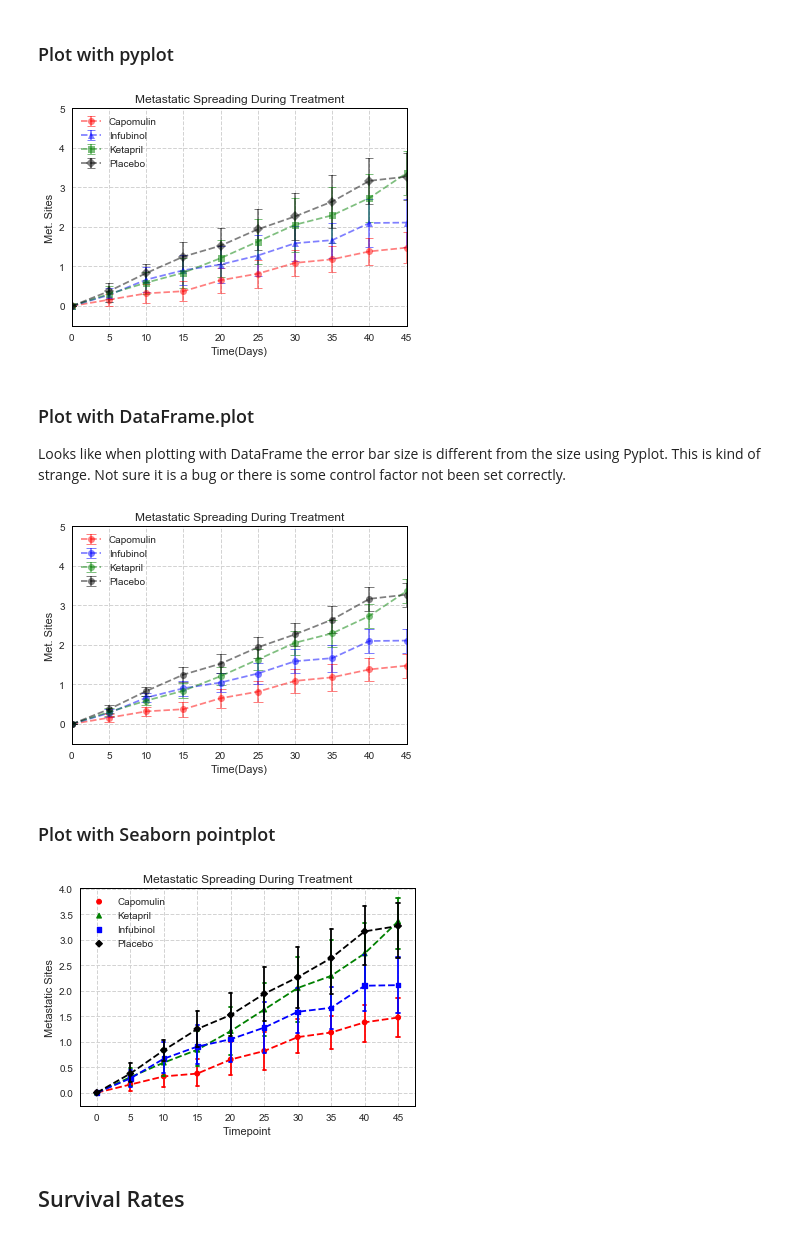
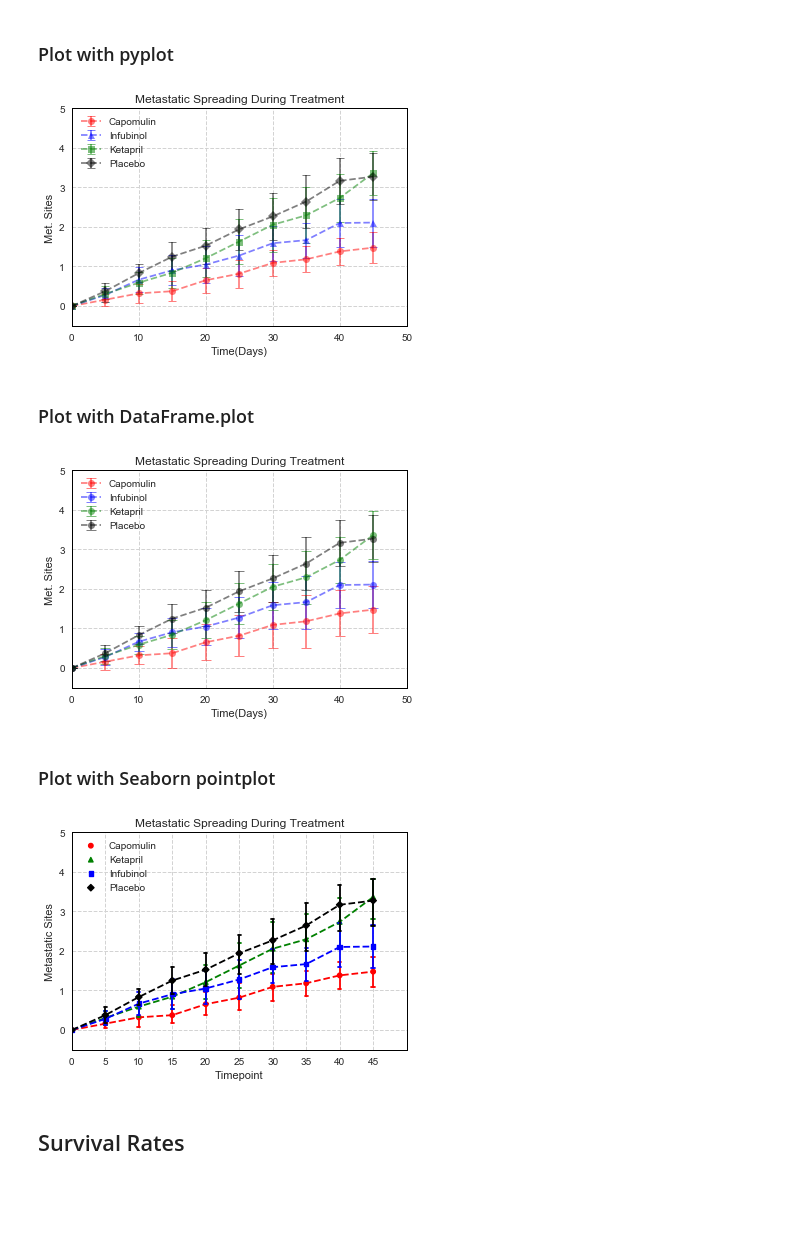
Before and after one commit to feng443/RUDSWeek5Matplotlib, a Jupyter notebook: Pymaceuticals/Pymaceuticals.ipynb, the cells around one changed output. Saved outputs shown, nothing was run; the diff lists cells and outputs as text; code cells hidden in the pictures; blank space fills up the shorter version.

```diff
--- a/Pymaceuticals/Pymaceuticals.ipynb
+++ b/Pymaceuticals/Pymaceuticals.ipynb
@@ -32,6 +32,7 @@ DRUGS_CONFIG = OrderedDict( [
     ]
 )
 DRUGS = [x for x in DRUGS_CONFIG]
+Z = 1.96 # 0.95 confidence level
 # %% [markdown]
 ## Prepare Data
 # %% [markdown]
@@ -122,16 +123,16 @@ for drug in DRUGS:
     ax.errorbar(
        x=df_tumor_sem.index,
        y=df_tumor_mean[drug],
-       yerr=df_tumor_sem[drug] * 1.96,
+       yerr=df_tumor_sem[drug] * Z,
        capsize=5,
        capthick=1,
        **DRUGS_CONFIG[drug],
-       **SHARED_CONFIG
+       **SHARED_CONFIG,
        )
 
 ax.legend(loc='best')
 
-plt.xlim((0,45))
+plt.xlim((0,50))
 plt.ylim((20, 80))
 plt.grid(True, linestyle='--')
 plt.xlabel('Time(Days)')
@@ -243,7 +246,7 @@ for drug in DRUGS:
     plt.errorbar(
        x=df_metastatic_sem.index,
        y=df_metastatic_mean[drug],
-       yerr=df_metastatic_sem[drug] * 1.96,
+       yerr=df_metastatic_sem[drug] * Z,
        capsize=4,
        capthick=1,
        **DRUGS_CONFIG[drug],
@@ -252,7 +255,7 @@ for drug in DRUGS:
 
 ax.legend(loc='best')
 
-plt.xlim((0, 45))
+plt.xlim((0, 50))
 plt.ylim((-0.5, 5))
 plt.grid(True, linestyle='--')
 plt.xlabel('Time(Days)')
@@ -260,58 +263,59 @@ plt.ylabel('Met. Sites')
 plt.title('Metastatic Spreading During Treatment')
 plt.show()
 # %% [output]
-[figure, old version]
+[figure, new version]
-# %% [markdown]
-### Plot with DataFrame.plot
-Looks like when plotting with DataFrame the error bar size is different from the size using Pyplot. This is kind of strange. Not sure it is a bug or there is some control factor not been set correctly.
+# %% [markdown]
+### Plot with DataFrame.plot
 # %%
 fig, ax = plt.subplots(figsize=(6, 4))
 
 df_metastatic_mean.plot(
-    yerr=df_metastatic_sem[drug],
+    yerr=df_metastatic_sem[drug] * Z,
     capsize=5,
     capthick=1,
     marker='o',
     color=COLORS,
     **SHARED_CONFIG,
-    xlim=(0, 45),
+    xlim=(0, 50),
     ylim=(-0.5, 5),
     title='Metastatic Spreading During Treatment',
     ax=ax,
 )
 
-plt.legend(title='')
+ax.legend(title='')
 plt.grid(True, linestyle='--')
 plt.xlabel('Time(Days)')
 plt.ylabel('Met. Sites')
 plt.show()
 # %% [output]
-[figure, old version]
+[figure, new version]
 # %% [markdown]
 ### Plot with Seaborn pointplot
 # %%
 fig, ax = plt.subplots(figsize=(6, 4))
 
 with plt.rc_context({'lines.linewidth': 1}):
     sns.pointplot(
         x="Timepoint",
         y="Metastatic Sites",
         hue="Drug",
         data=df_combo[df_combo['Drug'].isin(DRUGS)],
         palette={drug: DRUGS_CONFIG[drug]['color'] for drug in DRUGS},
         markers=[DRUGS_CONFIG[drug]['marker'] for drug in DRUGS],
         linestyles=['--' for _ in DRUGS],
         ax=ax,
         capsize=0.1,
     );
 
+plt.xlim((0, 10))
+plt.ylim((-0.5, 5))
 ax.legend(title='')
 ax.grid(True, linestyle='--')
 ax.set_title('Metastatic Spreading During Treatment')
 ax.set_alpha(0.5)
 plt.show()
 # %% [output]
-[figure, old version]
+[figure, new version]
 # %% [markdown]
 ## Survival Rates
 # %% [markdown]
```
Also changed, not shown: parts of 13 cells of this notebook, 16 other files.
